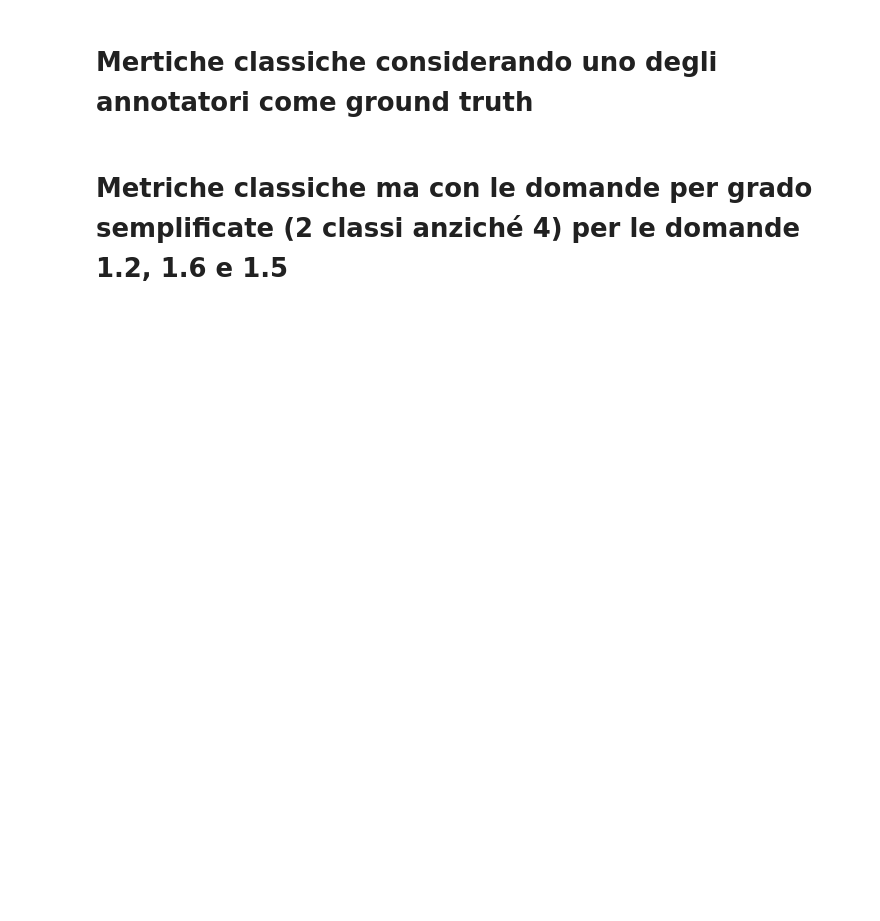
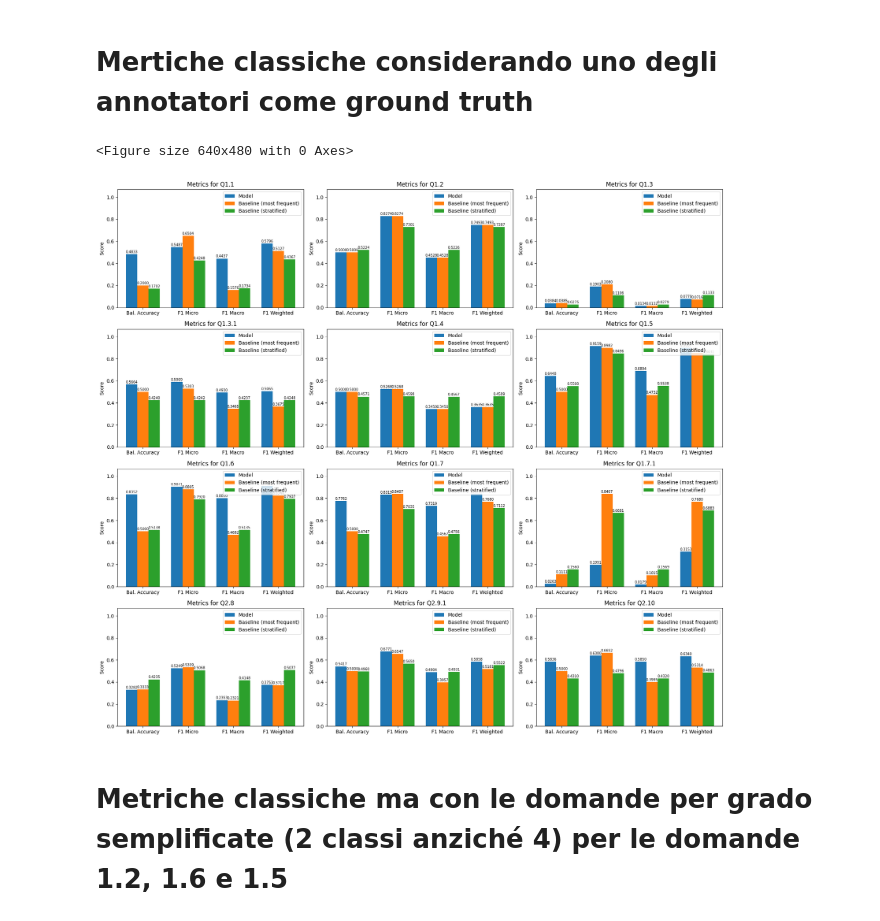
Before and after one commit to bianchi-john/ChatGPTAsAnnotator, a Jupyter notebook: Code/Comparison.ipynb, the cells around one changed output. Cells and saved outputs as stored; diff of their text form; code cells hidden in the pictures; blank space fills up the shorter version.

Commit message:
added comparion excluding -1 values

```diff
--- a/Code/Comparison.ipynb
+++ b/Code/Comparison.ipynb
@@ -139,15 +146,25 @@ def calculate_metrics_per_column(annotator_1, annotator_2, df):
         y_gpt = merged_data[col + "_gpt"]
         y_human = merged_data[col + "_human"]
 
+        # Filter out cases where either annotator has value -1
+        valid_indices = (y_gpt != -1) & (y_human != -1)
+        y_gpt = y_gpt[valid_indices]
+        y_human = y_human[valid_indices]
+
+        if len(y_gpt) == 0:
+            continue  # Skip this column if there are no valid annotations
+
         # Baseline "most_frequent" (as you already have)
         baseline_model_most_frequent = DummyClassifier(strategy="most_frequent")
-        baseline_model_most_frequent.fit(human_df[[col]], y_human)
-        y_pred_baseline_most_frequent = baseline_model_most_frequent.predict(human_df[[col]])
+        # Filtering human_df based on the IDs present in merged_data with valid indices
+        baseline_model_most_frequent.fit(human_df.loc[human_df['id'].isin(merged_data.loc[valid_indices, 'id']), [col]], y_human)
+        y_pred_baseline_most_frequent = baseline_model_most_frequent.predict(human_df.loc[human_df['id'].isin(merged_data.loc[valid_indices, 'id']), [col]])
 
         # Baseline "stratified"
         baseline_model_stratified = DummyClassifier(strategy="stratified")
-        baseline_model_stratified.fit(human_df[[col]], y_human)
-        y_pred_baseline_stratified = baseline_model_stratified.predict(human_df[[col]])
+        # Same filtering for stratified baseline model
+        baseline_model_stratified.fit(human_df.loc[human_df['id'].isin(merged_data.loc[valid_indices, 'id']), [col]], y_human)
+        y_pred_baseline_stratified = baseline_model_stratified.predict(human_df.loc[human_df['id'].isin(merged_data.loc[valid_indices, 'id']), [col]])
 
         balanced_acc = balanced_accuracy_score(y_human, y_gpt)
         f1_micro = f1_score(y_human, y_gpt, average='micro')
@@ -178,7 +195,6 @@ def calculate_metrics_per_column(annotator_1, annotator_2, df):
             'baseline_stratified_f1_macro': f1_macro_baseline_stratified,
             'baseline_stratified_f1_avg': f1_avg_baseline_stratified
         }
-
     num_cols = len(columns_of_interest)
     num_plots_per_row = 3
     num_rows = (num_cols + num_plots_per_row - 1) // num_plots_per_row
@@ -224,6 +240,11 @@ def calculate_metrics_per_column(annotator_1, annotator_2, df):
 
     plt.tight_layout()
     plt.show()
+# %%
+calculate_metrics_per_column('Manuel', 'ChatGPT4AsAnnotator', df)
+# %% [output]
+<Figure size 640x480 with 0 Axes>
+[figure, added]
 # %% [markdown]
 # Metriche classiche ma con le domande per grado semplificate (2 classi anziché 4) per le domande 1.2, 1.6 e 1.5
 # %%
```
Also changed, not shown: parts of 6 cells of this notebook, 6 other files.
